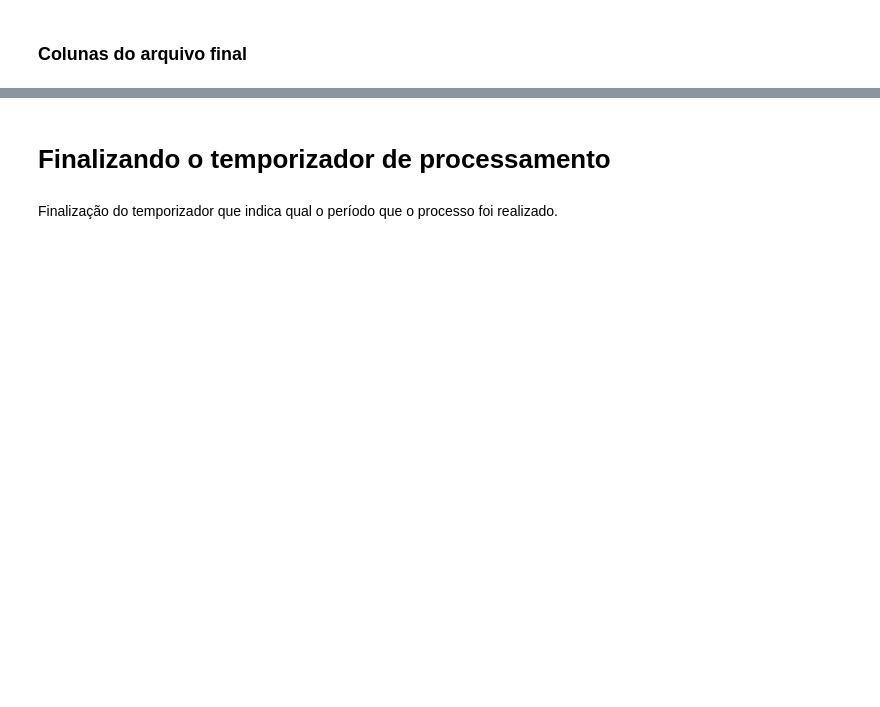
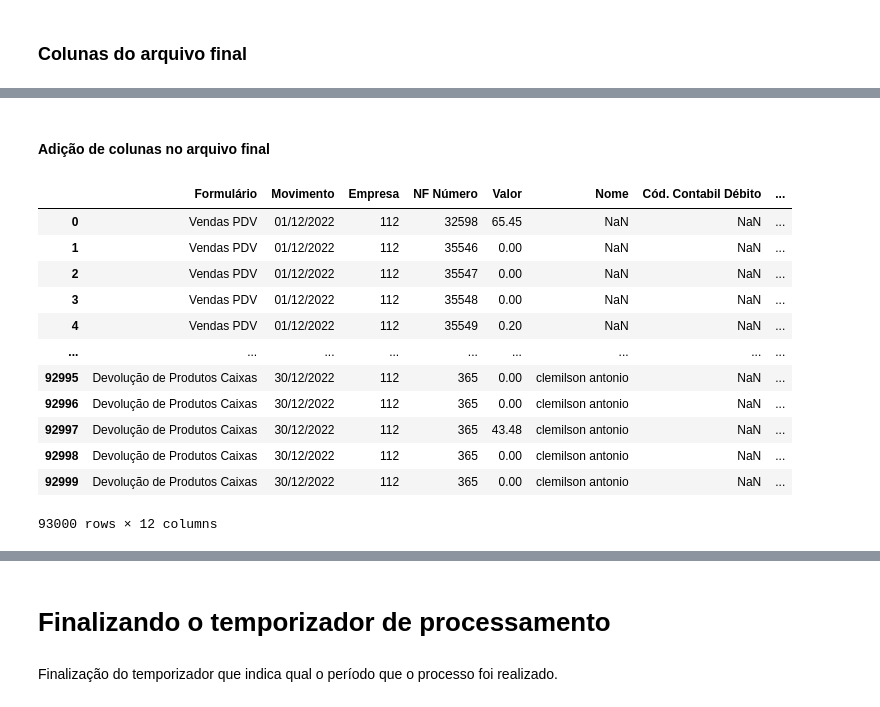
Before and after one commit to mayaram4rtins/compilador-de-arquivos-excel, a Jupyter notebook: compilador-de-arquivos-excel.ipynb, the cells around one changed output, grey strips where cells are left out. Drawn from its saved outputs; the diff is of its cells as text; code cells hidden in the pictures; blank space fills up the shorter version.

```diff
--- a/compilador-de-arquivos-excel.ipynb
+++ b/compilador-de-arquivos-excel.ipynb
@@ -338,0 +390,29 @@ arqFinal_df
+# %%
+OutrosFormularios_COFINSD_df = PIS_COFINS_df.loc[PIS_COFINS_df['Formulário'] != 'Vendas PDV',
+                                 ["Formulário", "Movimento", "Nome", "NF Número", "Empresa",
+                                  "COFINS Débito"]]
+
+Coluna_OutrosFormularios_COFINSD_Renomeada_df  = OutrosFormularios_COFINSD_df .rename(columns={'COFINS Débito': 'Valor'})
+
+OutrosFormularios_PISD_df = PIS_COFINS_df.loc[PIS_COFINS_df['Formulário'] != 'Vendas PDV',
+                                 ["Formulário", "Movimento", "Nome", "NF Número", "Empresa",
+                                  "PIS Débito"]]
+
+Coluna_OutrosFormularios_PISD_Renomeada_df  = OutrosFormularios_PISD_df.rename(columns={'PIS Débito': 'Valor'})
+
+OutrosFormularios_COFINSC_df = PIS_COFINS_df.loc[PIS_COFINS_df['Formulário'] != 'Vendas PDV',
+                                 ["Formulário", "Movimento", "Nome", "NF Número", "Empresa",
+                                  "COFINS Crédito"]]
+
+Coluna_OutrosFormularios_COFINSC_Renomeada_df  = OutrosFormularios_COFINSC_df.rename(columns={'COFINS Crédito': 'Valor'})
+
+OutrosFormularios_PISC_df = PIS_COFINS_df.loc[PIS_COFINS_df['Formulário'] != 'Vendas PDV',
+                                 ["Formulário", "Movimento", "Nome", "NF Número", "Empresa",
+                                  "PIS Crédito"]]
+
+Coluna_OutrosFormularios_PISC_Renomeada_df  = OutrosFormularios_PISC_df.rename(columns={'PIS Crédito': 'Valor'})
+
+Colunas_OutrosFormularios_PISCOFINS_df = pd.concat([Coluna_OutrosFormularios_COFINSD_Renomeada_df , Coluna_OutrosFormularios_PISD_Renomeada_df ,
+                                                    Coluna_OutrosFormularios_COFINSC_Renomeada_df , Coluna_OutrosFormularios_PISC_Renomeada_df], ignore_index = True)
+
+display(Colunas_OutrosFormularios_PISCOFINS_df)
@@ -338,0 +433,4 @@ arqFinal_df
+# %%
+arqFinal_OutrosFormularios_df = pd.concat([Colunas_OutrosFormularios_ValorContabil_ICMS_df, Colunas_OutrosFormularios_PISCOFINS_df], ignore_index = True)
+arqFinal_OutrosFormularios_df = arqFinal_OutrosFormularios_df.sort_values(by='Movimento').reset_index(drop = True)
+arqFinal_OutrosFormularios_df
@@ -338,0 +453,4 @@ arqFinal_df
+# %%
+arqFinal_df = pd.concat([arqFinal_VendasPDV_df, arqFinal_OutrosFormularios_df], ignore_index = True)
+# arqFinal_df = arqFinal_df.sort_values(by='Movimento').reset_index(drop = True)
+arqFinal_df
@@ -339,2 +471,24 @@ arqFinal_df
+# %% [markdown]
+#### Adição de colunas no arquivo final
 # %%
+arqFinal_df["Cód. Contabil Débito"] = np.nan
+arqFinal_df["Cód. Contabil Crédito"] = np.nan
+arqFinal_df["Cód. Histórico"] = 1
+arqFinal_df["Inicia Lote"] = 1
+arqFinal_df["Centro de Custo Débito"] = np.nan
+arqFinal_df["Centro de Custo Crédito"] = np.nan
 arqFinal_df
+# %% [output]
+|  | Formulário | Movimento | Empresa | NF Número | Valor | Nome | Cód. Contabil Débito | ... |
+| 0 | Vendas PDV | 01/12/2022 | 112 | 32598 | 65.45 | NaN | NaN | ... |
+| 1 | Vendas PDV | 01/12/2022 | 112 | 35546 | 0.00 | NaN | NaN | ... |
+| 2 | Vendas PDV | 01/12/2022 | 112 | 35547 | 0.00 | NaN | NaN | ... |
+| 3 | Vendas PDV | 01/12/2022 | 112 | 35548 | 0.00 | NaN | NaN | ... |
+| 4 | Vendas PDV | 01/12/2022 | 112 | 35549 | 0.20 | NaN | NaN | ... |
+| ... | ... | ... | ... | ... | ... | ... | ... | ... |
+| 92995 | Devolução de Produtos Caixas | 30/12/2022 | 112 | 365 | 0.00 | clemilson antonio | NaN | ... |
+| 92996 | Devolução de Produtos Caixas | 30/12/2022 | 112 | 365 | 0.00 | clemilson antonio | NaN | ... |
+| 92997 | Devolução de Produtos Caixas | 30/12/2022 | 112 | 365 | 43.48 | clemilson antonio | NaN | ... |
+| 92998 | Devolução de Produtos Caixas | 30/12/2022 | 112 | 365 | 0.00 | clemilson antonio | NaN | ... |
+| 92999 | Devolução de Produtos Caixas | 30/12/2022 | 112 | 365 | 0.00 | clemilson antonio | NaN | ... |
+93000 rows × 12 columns
```
Also changed, not shown: parts of 37 cells of this notebook, 1 other file.
